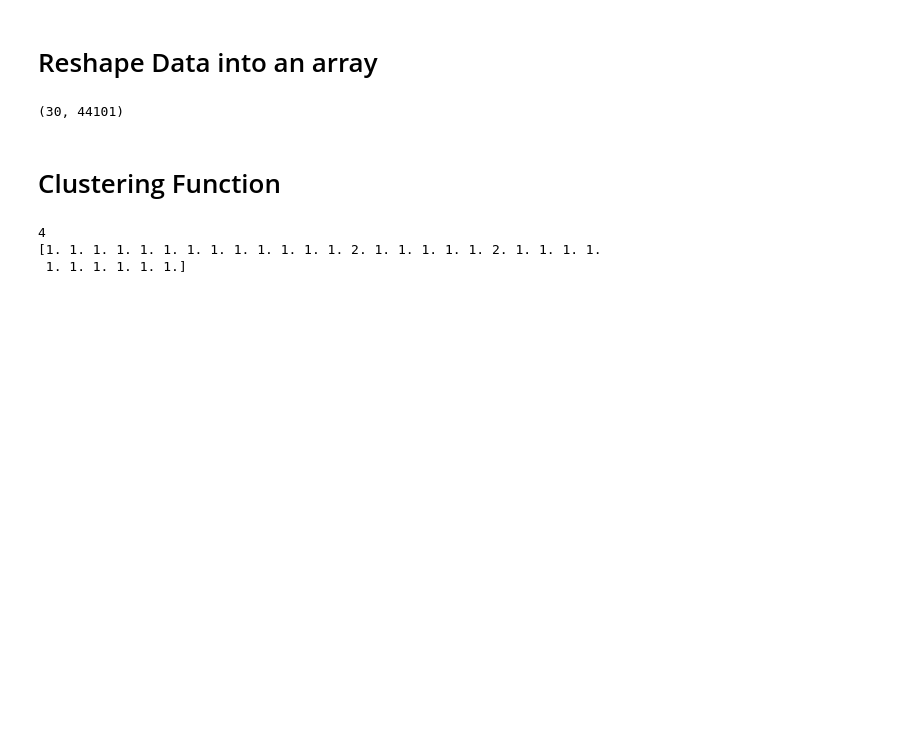
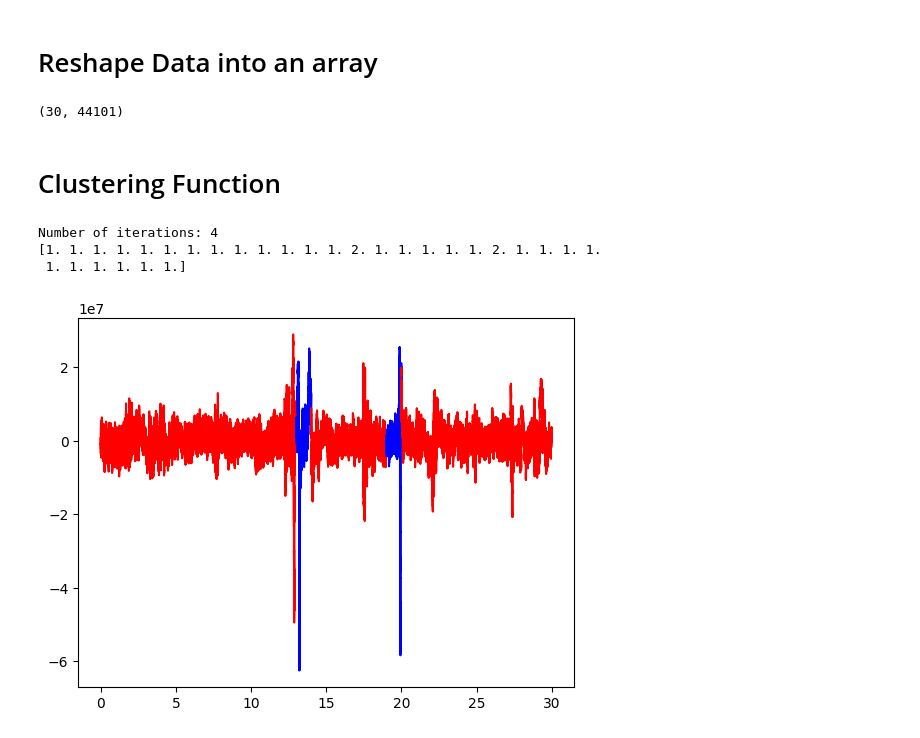
Before and after one commit to Bepo2002/Humbug-4YP, a Jupyter notebook: K_with_audio.ipynb, the cells around one changed output. Drawn from its saved outputs; the diff is of its cells as text; code cells hidden in the pictures; blank space fills up the shorter version.

Commit message:
Added a visualisation of categories

```diff
--- a/K_with_audio.ipynb
+++ b/K_with_audio.ipynb
@@ -40,7 +41,7 @@ from numpy import linalg as LA  # Required to calculate L2 norm
 
 # Choose starting cluster centres to be random points
 cluster_1 = data[0,:bin_size]
-cluster_2 = data[1,:bin_size]
+cluster_2 = data[4,:bin_size]
 
 num_of_its = 0  # Counts number of iterations before convergence
 while True:
@@ -55,32 +56,41 @@ while True:
     # Calculate distance to cluster centres
     # Asign point to closest cluster centres
     # Recalculate cluster centres based on new asignment
   for row in data:
     dist_to_1 = LA.norm(row[:bin_size] - cluster_1)
     dist_to_2 = LA.norm(row[:bin_size] - cluster_2)
     if dist_to_1 < dist_to_2:
       row[bin_size] = 1
       av1 = av1 + row[:bin_size]
       count1 += 1
     else:
       row[bin_size] = 2
       av2 = av2 + row[:bin_size]
       count2 += 1
   av1 = av1/count1
   av2 = av2/count2
 
 # Termination criteria (stop if no change in asignments)
   if np.array_equal(cluster_1, av1) and np.array_equal(cluster_2, av2):
     break
   else:
     cluster_1 = av1
     cluster_2 = av2
     num_of_its += 1
 
-print(num_of_its)
+print("Number of iterations: " + str(num_of_its))
 
 print(data[:,-1])
+
+# Visualisation
+for i in range(0,30):
+  if data[i,bin_size] == 1.0:
+    col = "red"
+  else:
+    col="blue"
+  plt.plot(np.linspace(i, i+1, num=bin_size),data[i,:bin_size], c=col)
 # %% [output]
-4
+Number of iterations: 4
 [1. 1. 1. 1. 1. 1. 1. 1. 1. 1. 1. 1. 1. 2. 1. 1. 1. 1. 1. 2. 1. 1. 1. 1.
  1. 1. 1. 1. 1. 1.]
+[figure, added]
```
Also changed, not shown: parts of 1 cell of this notebook.
